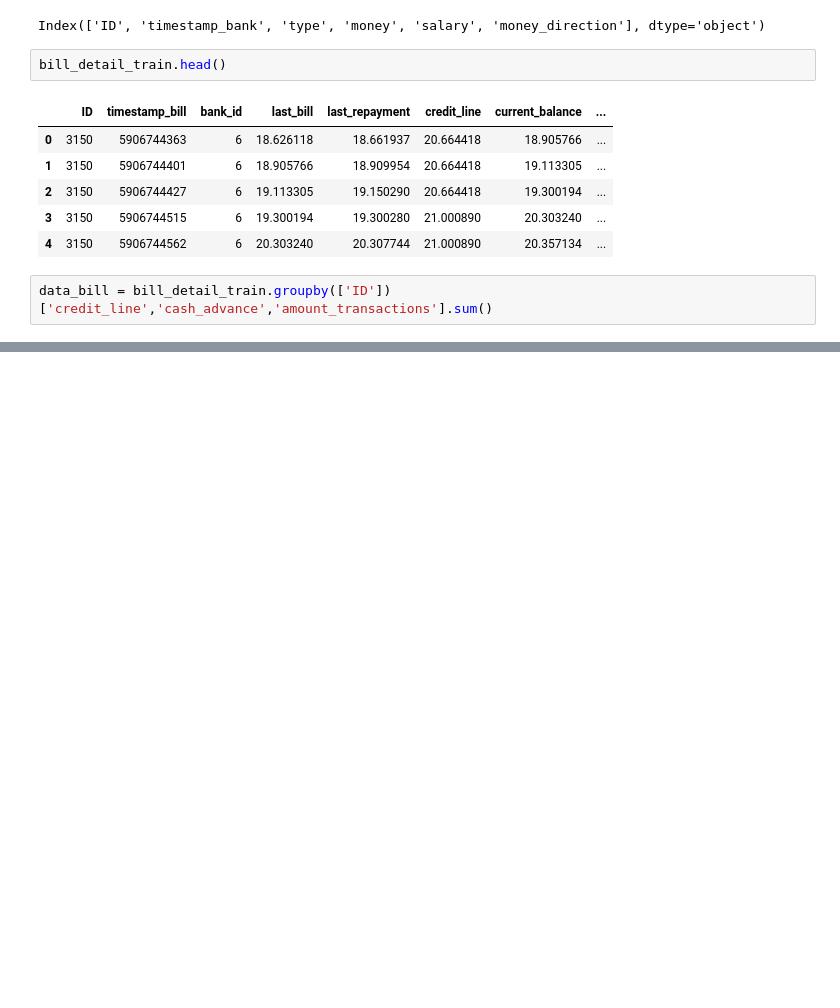
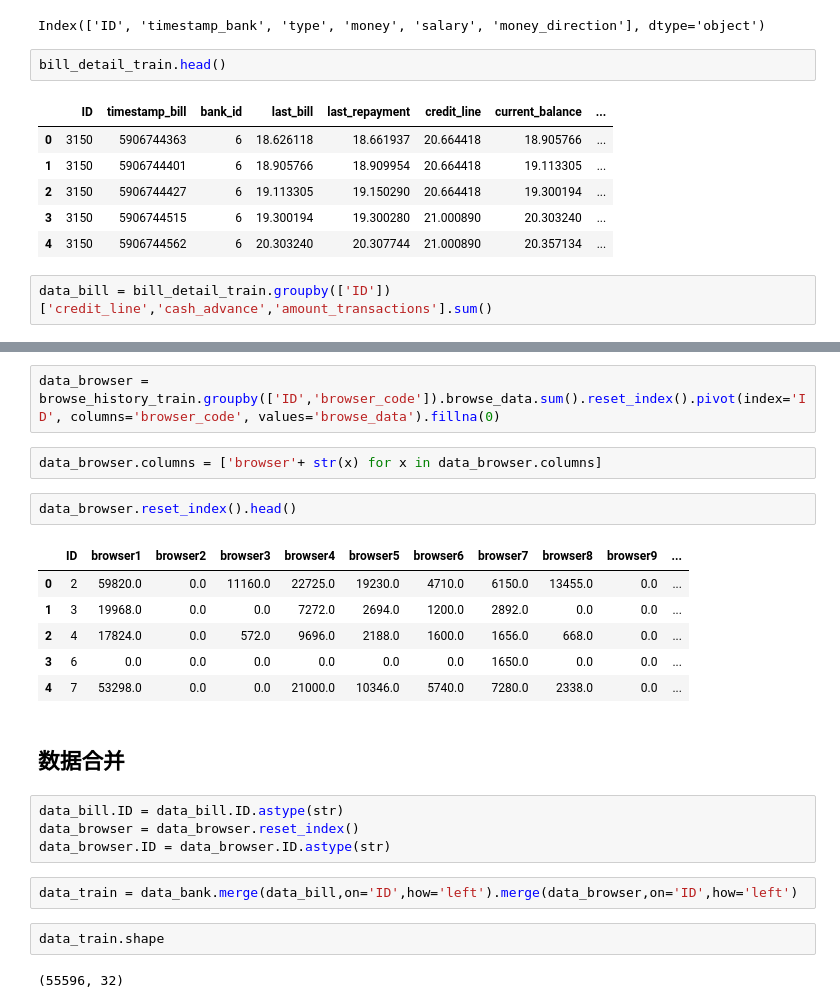
Before and after one commit to hadoop73/Credit, a Jupyter notebook: Business.ipynb, the cells around one changed output, grey strips where cells are left out. Drawn from its saved outputs; the diff is of its cells as text; blank space fills up the shorter version.

```diff
--- a/Business.ipynb
+++ b/Business.ipynb
@@ -216,0 +221,25 @@ sum((bill_detail_train.last_bill-bill_detail_train.credit_line) > 0)/len(bill_de
+# %%
+data_browser = browse_history_train.groupby(['ID','browser_code']).browse_data.sum().reset_index().pivot(index='ID', columns='browser_code', values='browse_data').fillna(0)
+# %%
+data_browser.columns = ['browser'+ str(x) for x in data_browser.columns]
+# %%
+data_browser.reset_index().head()
+# %% [output]
+|  | ID | browser1 | browser2 | browser3 | browser4 | browser5 | browser6 | browser7 | browser8 | browser9 | ... |
+| 0 | 2 | 59820.0 | 0.0 | 11160.0 | 22725.0 | 19230.0 | 4710.0 | 6150.0 | 13455.0 | 0.0 | ... |
+| 1 | 3 | 19968.0 | 0.0 | 0.0 | 7272.0 | 2694.0 | 1200.0 | 2892.0 | 0.0 | 0.0 | ... |
+| 2 | 4 | 17824.0 | 0.0 | 572.0 | 9696.0 | 2188.0 | 1600.0 | 1656.0 | 668.0 | 0.0 | ... |
+| 3 | 6 | 0.0 | 0.0 | 0.0 | 0.0 | 0.0 | 0.0 | 1650.0 | 0.0 | 0.0 | ... |
+| 4 | 7 | 53298.0 | 0.0 | 0.0 | 21000.0 | 10346.0 | 5740.0 | 7280.0 | 2338.0 | 0.0 | ... |
+# %% [markdown]
+## 数据合并
+# %%
+data_bill.ID = data_bill.ID.astype(str)
+data_browser = data_browser.reset_index()
+data_browser.ID = data_browser.ID.astype(str)
+# %%
+data_train = data_bank.merge(data_bill,on='ID',how='left').merge(data_browser,on='ID',how='left')
+# %%
+data_train.shape
+# %% [output]
+(55596, 32)
```
Also changed, not shown: parts of 13 cells of this notebook.
